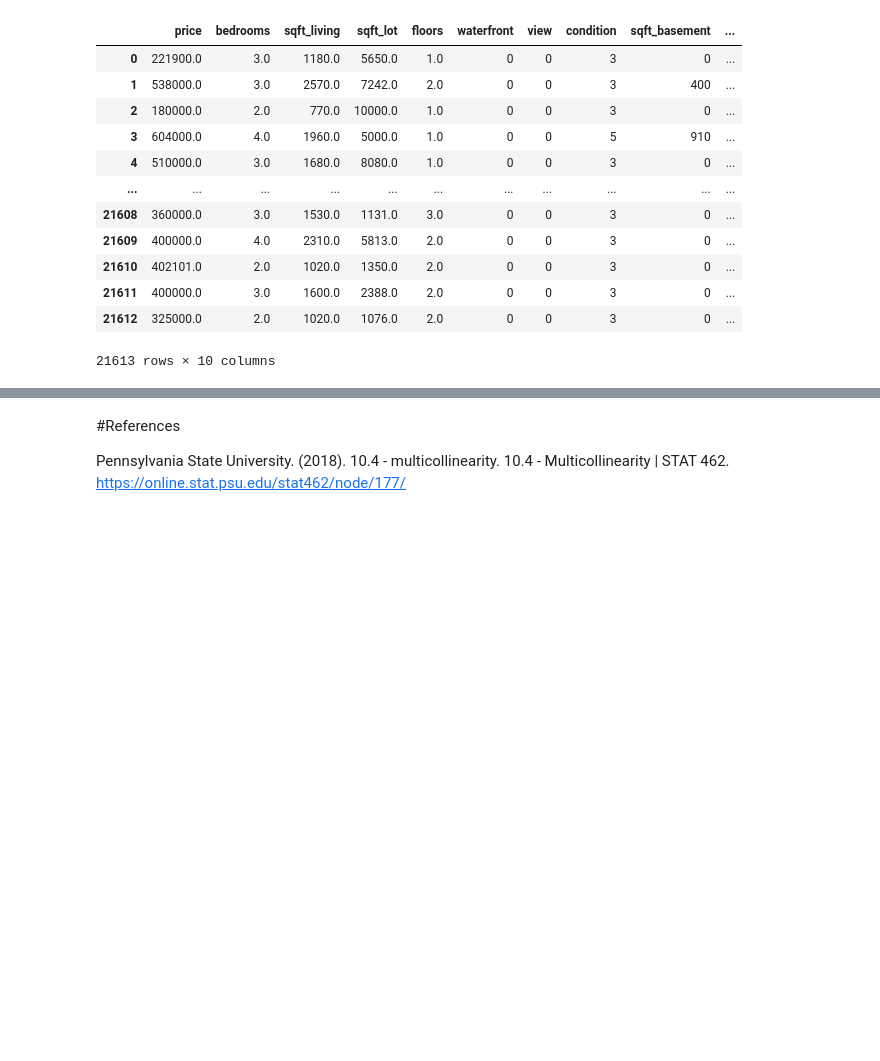
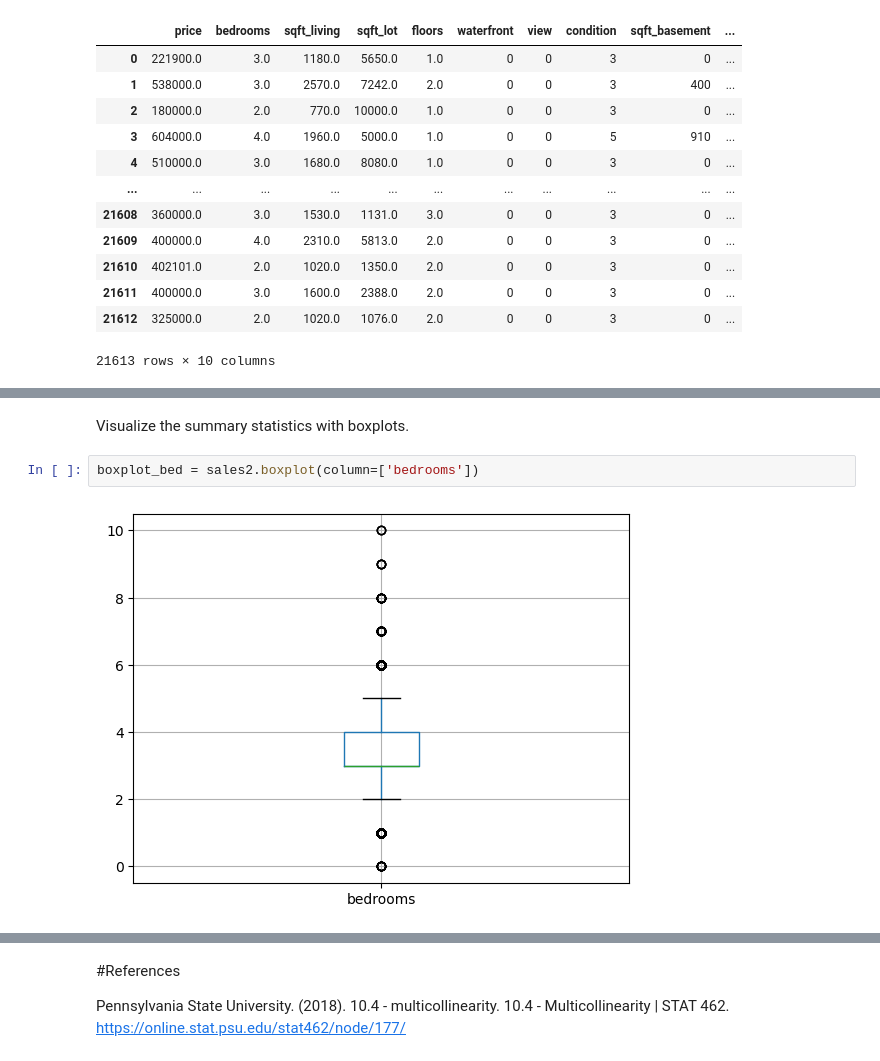
Before and after one commit to celdev-1190/ads500b, a Jupyter notebook: house_sales_regression.ipynb, the cells around one changed output, grey strips where cells are left out. Saved outputs shown, nothing was run; the diff lists cells and outputs as text; blank space fills up the shorter version.

```diff
--- a/house_sales_regression.ipynb
+++ b/house_sales_regression.ipynb
@@ -299,0 +327,6 @@ sales2
+# %% [markdown]
+Visualize the summary statistics with boxplots.
+# %%
+boxplot_bed = sales2.boxplot(column=['bedrooms'])
+# %% [output]
+[figure, added]
```
Also changed, not shown: parts of 25 cells of this notebook.
